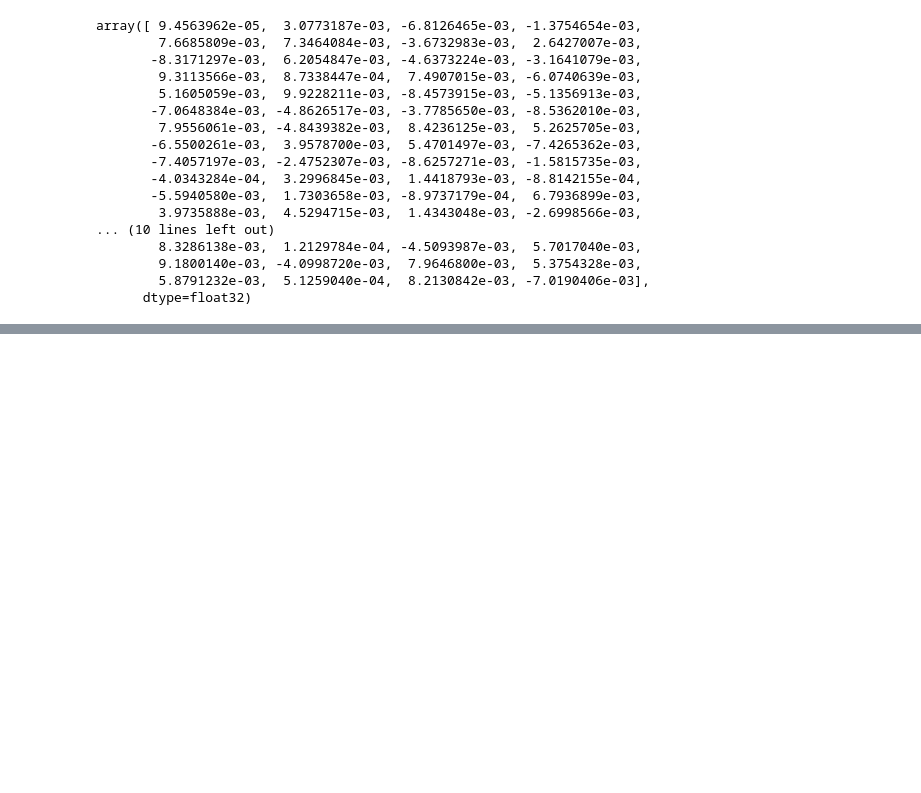
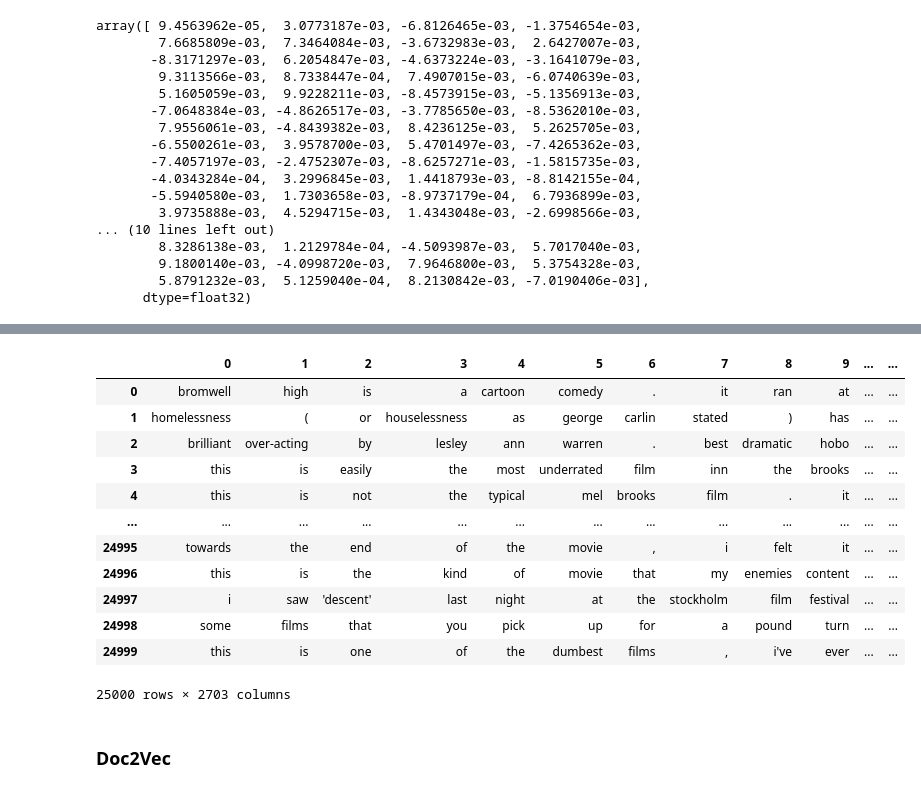
Before and after one commit to lao1a0/WebSecMLLearnNote, a Jupyter notebook: Code2/第7章 负面评论识别.ipynb, the cells around one changed output, grey strips where cells are left out. Cells and saved outputs as stored; diff of their text form; code cells hidden in the pictures; blank space fills up the shorter version.

```diff
--- a/Code2/第7章 负面评论识别.ipynb
+++ b/Code2/第7章 负面评论识别.ipynb
@@ -328,0 +371,16 @@ array([ 9.4563962e-05,  3.0773187e-03, -6.8126465e-03, -1.3754654e-03,
+# %%
+pd.DataFrame(x)
+# %% [output]
+|  | 0 | 1 | 2 | 3 | 4 | 5 | 6 | 7 | 8 | 9 | ... | ... |
+| 0 | bromwell | high | is | a | cartoon | comedy | . | it | ran | at | ... | ... |
+| 1 | homelessness | ( | or | houselessness | as | george | carlin | stated | ) | has | ... | ... |
+| 2 | brilliant | over-acting | by | lesley | ann | warren | . | best | dramatic | hobo | ... | ... |
+| 3 | this | is | easily | the | most | underrated | film | inn | the | brooks | ... | ... |
+| 4 | this | is | not | the | typical | mel | brooks | film | . | it | ... | ... |
+| ... | ... | ... | ... | ... | ... | ... | ... | ... | ... | ... | ... | ... |
+| 24995 | towards | the | end | of | the | movie | , | i | felt | it | ... | ... |
+| 24996 | this | is | the | kind | of | movie | that | my | enemies | content | ... | ... |
+| 24997 | i | saw | 'descent' | last | night | at | the | stockholm | film | festival | ... | ... |
+| 24998 | some | films | that | you | pick | up | for | a | pound | turn | ... | ... |
+| 24999 | this | is | one | of | the | dumbest | films | , | i've | ever | ... | ... |
+25000 rows × 2703 columns
@@ -328,0 +397,2 @@ array([ 9.4563962e-05,  3.0773187e-03, -6.8126465e-03, -1.3754654e-03,
+# %% [markdown]
+### Doc2Vec
```
Also changed, not shown: parts of 29 cells of this notebook, 2 other files.
